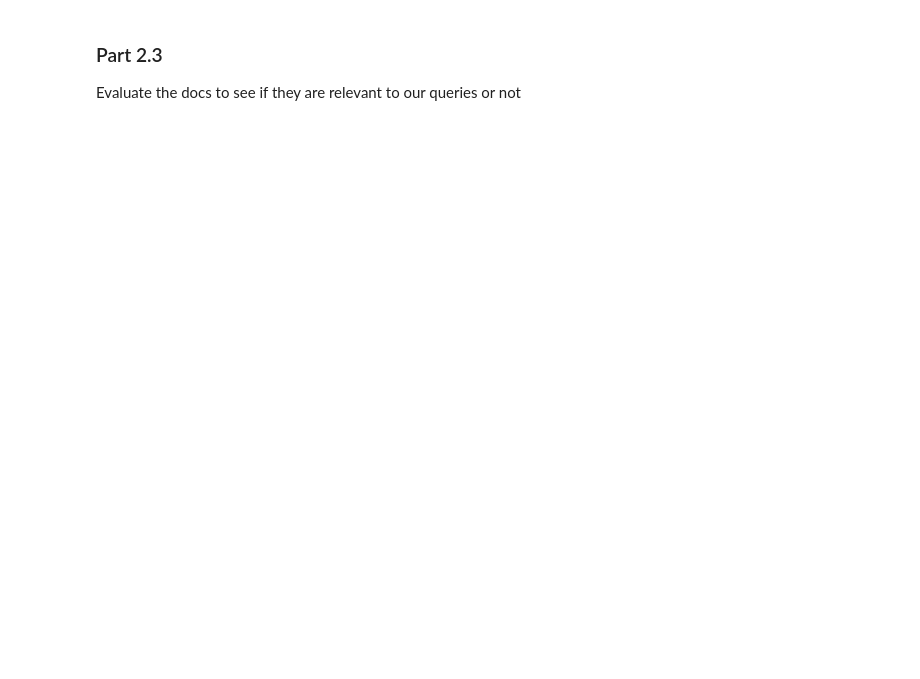
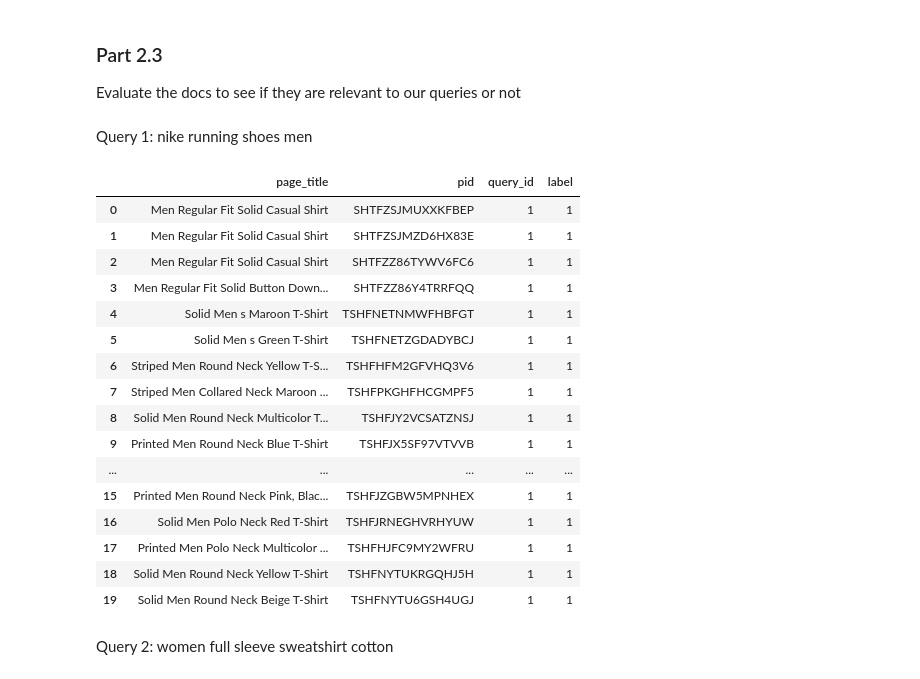
Before and after one commit to PereAhrigones/IRWA-2025, a Jupyter notebook: project_progress/part_2/part2.ipynb, the cells around one changed output. Saved outputs shown, nothing was run; the diff lists cells and outputs as text; code cells hidden in the pictures; blank space fills up the shorter version.

```diff
--- a/project_progress/part_2/part2.ipynb
+++ b/project_progress/part_2/part2.ipynb
@@ -242,3 +228,32 @@ The query {Full Sleeve Printed Women Sweatshirt} has NDCG 0.198 at k=280
 # %% [markdown]
 ### Part 2.3
 Evaluate the docs to see if they are relevant to our queries or not
+# %% [markdown]
+Query 1: nike running shoes men
+# %%
+query1 = "arbo shirt men"
+top = 20
+ranked_docs_q1 = search_tfidf(query1, index, idf, tf, title_index)
+# %%
+query1_df = pd.DataFrame([{"page_title": title_index[d_id], "pid": d_id, "query_id": 1, "label": 1} for d_id in ranked_docs_q1[:top]])
+query1_df.head(20)
+# %% [output]
+|  | page_title | pid | query_id | label |
+| 0 | Men Regular Fit Solid Casual Shirt | SHTFZSJMUXXKFBEP | 1 | 1 |
+| 1 | Men Regular Fit Solid Casual Shirt | SHTFZSJMZD6HX83E | 1 | 1 |
+| 2 | Men Regular Fit Solid Casual Shirt | SHTFZZ86TYWV6FC6 | 1 | 1 |
+| 3 | Men Regular Fit Solid Button Down... | SHTFZZ86Y4TRRFQQ | 1 | 1 |
+| 4 | Solid Men s Maroon T-Shirt | TSHFNETNMWFHBFGT | 1 | 1 |
+| 5 | Solid Men s Green T-Shirt | TSHFNETZGDADYBCJ | 1 | 1 |
+| 6 | Striped Men Round Neck Yellow T-S... | TSHFHFM2GFVHQ3V6 | 1 | 1 |
+| 7 | Striped Men Collared Neck Maroon ... | TSHFPKGHFHCGMPF5 | 1 | 1 |
+| 8 | Solid Men Round Neck Multicolor T... | TSHFJY2VCSATZNSJ | 1 | 1 |
+| 9 | Printed Men Round Neck Blue T-Shirt | TSHFJX5SF97VTVVB | 1 | 1 |
+| ... | ... | ... | ... | ... |
+| 15 | Printed Men Round Neck Pink, Blac... | TSHFJZGBW5MPNHEX | 1 | 1 |
+| 16 | Solid Men Polo Neck Red T-Shirt | TSHFJRNEGHVRHYUW | 1 | 1 |
+| 17 | Printed Men Polo Neck Multicolor ... | TSHFHJFC9MY2WFRU | 1 | 1 |
+| 18 | Solid Men Round Neck Yellow T-Shirt | TSHFNYTUKRGQHJ5H | 1 | 1 |
+| 19 | Solid Men Round Neck Beige T-Shirt | TSHFNYTU6GSH4UGJ | 1 | 1 |
+# %% [markdown]
+Query 2: women full sleeve sweatshirt cotton
```
Also changed, not shown: parts of 23 cells of this notebook.
